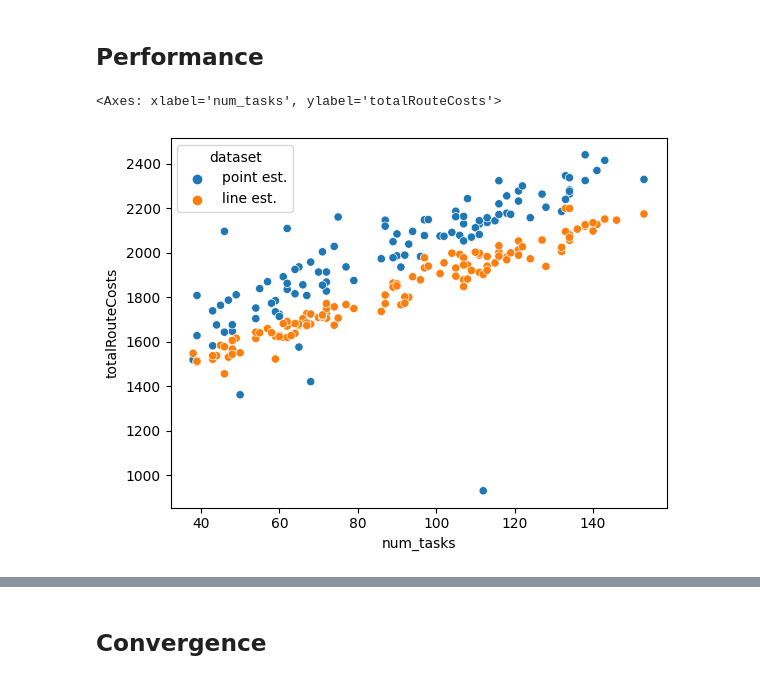
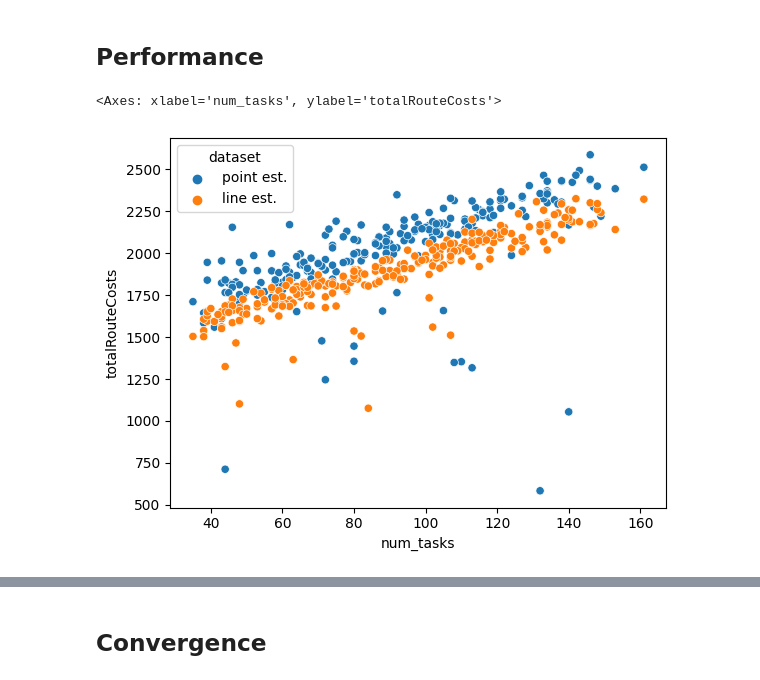
Before and after one commit to kasperg3/trajallocpy, a Jupyter notebook: plot_benchmarks.ipynb, the cells around one changed output, grey strips where cells are left out. Drawn from its saved outputs; the diff is of its cells as text; code cells hidden in the pictures.

Commit message:
changed plotting

```diff
--- a/plot_benchmarks.ipynb
+++ b/plot_benchmarks.ipynb
@@ -3,21 +3,21 @@
 # %%
 import pandas as pd
 import seaborn as sns
 import matplotlib.pyplot as plt
 import numpy as np
-ours_naive_df = pd.read_csv("benchmarks/ours_naive_2robots_1200capacity_AC300.csv")
-ours_df = pd.read_csv("benchmarks/ours_2robots_1200capacity_AC300.csv")
-# ours_naive_df = pd.read_csv("benchmarks/ours_naive_4robots_600capacity_AC300.csv")
-# ours_df = pd.read_csv( "benchmarks/ours_4robots_600capacity_AC300.csv")
+# ours_naive_df = pd.read_csv("benchmarks/ours_naive_2robots_1200capacity_AC300.csv")
+# ours_df = pd.read_csv("benchmarks/ours_2robots_1200capacity_AC300.csv")
+ours_naive_df = pd.read_csv("benchmarks/ours_naive_4robots_600capacity_AC300.csv")
+ours_df = pd.read_csv( "benchmarks/ours_4robots_600capacity_AC300.csv")
 # ours_naive_df = pd.read_csv("benchmarks/ours_naive_1robots_infcapacity_AC300.csv")
 # ours_df = pd.read_csv("benchmarks/ours_1robots_infcapacity_AC300.csv")
 
 concatenated = pd.concat([ours_naive_df.assign(dataset='point est.'), ours_df.assign(dataset='line est.')])
 
 sns.scatterplot(data=concatenated, x="num_tasks", y="totalRouteCosts", hue="dataset")
 # %% [output]
 <Axes: xlabel='num_tasks', ylabel='totalRouteCosts'>
-[figure, old version]
+[figure, new version]
 # %%
 # Create an empty list to hold the dataframes
 ours_naive_df = pd.read_csv("benchmarks/ours_naive_2robots_1200capacity_AC300.csv")
```
Also changed, not shown: parts of 4 cells of this notebook.
